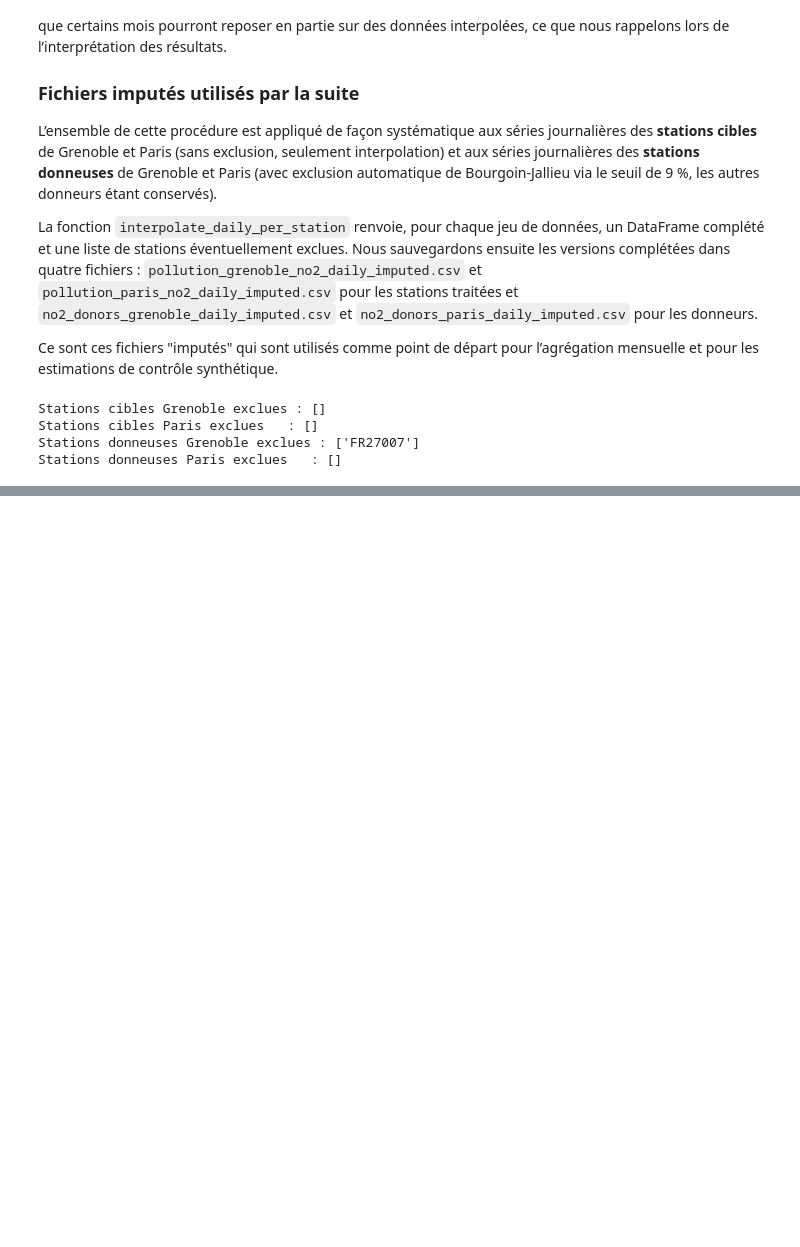
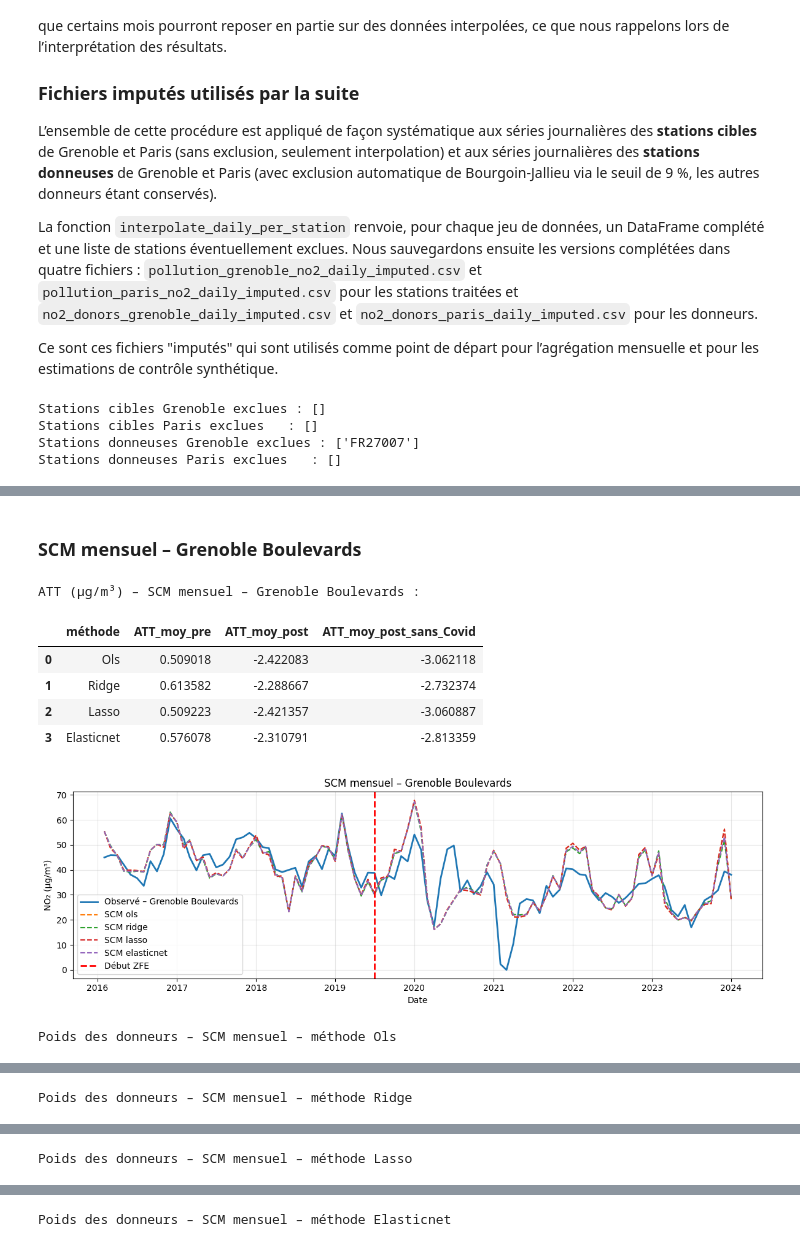
Before and after one commit to pasilvente/project_python_for_data_science_at_ENSAE_ZFE_ML_SCM, a Jupyter notebook: rapport_zfe.ipynb, the cells around one changed output, grey strips where cells are left out. Drawn from its saved outputs; the diff is of its cells as text; code cells hidden in the pictures; blank space fills up the shorter version.

```diff
--- a/rapport_zfe.ipynb
+++ b/rapport_zfe.ipynb
@@ -856,0 +1404,77 @@ Résumé des ATT (µg/m³) – Paris Champs-Élysées :
+# %% [markdown]
+### SCM mensuel – Grenoble Boulevards
+# %%
+# SCM mensuel – Grenoble Boulevards
+
+import pandas as pd
+import matplotlib.pyplot as plt
+
+# 1) Charger les données journalières imputées (cible + donneurs)
+grenoble_target = pd.read_csv(
+    DATA_DIR / "pollution_grenoble_no2_daily_imputed.csv",
+    parse_dates=["date"],
+)
+
+donors_grenoble = pd.read_csv(
+    DATA_DIR / "no2_donors_grenoble_daily_imputed.csv",
+    parse_dates=["date"],
+)
+
+
+# Paramètres SCM
+treated_id_gre = "FR15046"                  # Grenoble Boulevards
+zfe_start_gre = pd.Timestamp("2019-07-01")  # début de la ZFE Grenoble (au mois près)
+
+# Ajustement SCM mensuel (OLS, Ridge, Lasso, ElasticNet)
+dates_m_gre, y_m_gre, synth_m_gre, w_m_gre = fit_penalized_scm_monthly(
+    treated_daily=grenoble_target,
+    donors_daily=donors_grenoble,
+    treated_id=treated_id_gre,
+    treatment_start=zfe_start_gre,
+)
+
+# Résumé des ATT mensuels (pré / post / post hors Covid)
+att_m_gre = compute_att_summary(
+    dates=dates_m_gre,
+    y_treated=y_m_gre,
+    synthetic_dict=synth_m_gre,
+    treatment_start=zfe_start_gre,
+    covid_start=pd.Timestamp("2020-03-01"),
+    covid_end=pd.Timestamp("2021-06-30"),
+)
+
+print("ATT (µg/m³) – SCM mensuel – Grenoble Boulevards :")
+display(att_m_gre)
+
+# Graphique SCM mensuel
+plt.figure(figsize=(12, 4))
+plt.plot(dates_m_gre, y_m_gre, label="Observé – Grenoble Boulevards", linewidth=2)
+
+for method, y_syn in synth_m_gre.items():
+    plt.plot(y_syn.index, y_syn.values, "--", label=f"SCM {method}")
+
+plt.axvline(zfe_start_gre, color="red", linestyle="--", linewidth=2, label="Début ZFE")
+plt.title("SCM mensuel – Grenoble Boulevards")
+plt.xlabel("Date")
+plt.ylabel("NO₂ (µg/m³)")
+plt.legend()
+plt.grid(alpha=0.3)
+plt.tight_layout()
+plt.show()
+
+# Tableau des poids des donneurs (mensuel) pour chaque méthode
+
+weights_tables_m_gre = make_weights_tables(w_m_gre, donors_grenoble)
+
+for method, df in weights_tables_m_gre.items():
+    print(f"\nPoids des donneurs – SCM mensuel – méthode {method.capitalize()}")
+    display(df)
+# %% [output]
+ATT (µg/m³) – SCM mensuel – Grenoble Boulevards :
+|  | méthode | ATT_moy_pre | ATT_moy_post | ATT_moy_post_sans_Covid |
+| 0 | Ols | 0.509018 | -2.422083 | -3.062118 |
+| 1 | Ridge | 0.613582 | -2.288667 | -2.732374 |
+| 2 | Lasso | 0.509223 | -2.421357 | -3.060887 |
+| 3 | Elasticnet | 0.576078 | -2.310791 | -2.813359 |
+[figure, added]
+Poids des donneurs – SCM mensuel – méthode Ols
@@ -856,0 +1491 @@ Résumé des ATT (µg/m³) – Paris Champs-Élysées :
+Poids des donneurs – SCM mensuel – méthode Ridge
@@ -856,0 +1502 @@ Résumé des ATT (µg/m³) – Paris Champs-Élysées :
+Poids des donneurs – SCM mensuel – méthode Lasso
@@ -856,0 +1513 @@ Résumé des ATT (µg/m³) – Paris Champs-Élysées :
+Poids des donneurs – SCM mensuel – méthode Elasticnet
```
Also changed, not shown: parts of 15 cells of this notebook, 2 other files.
